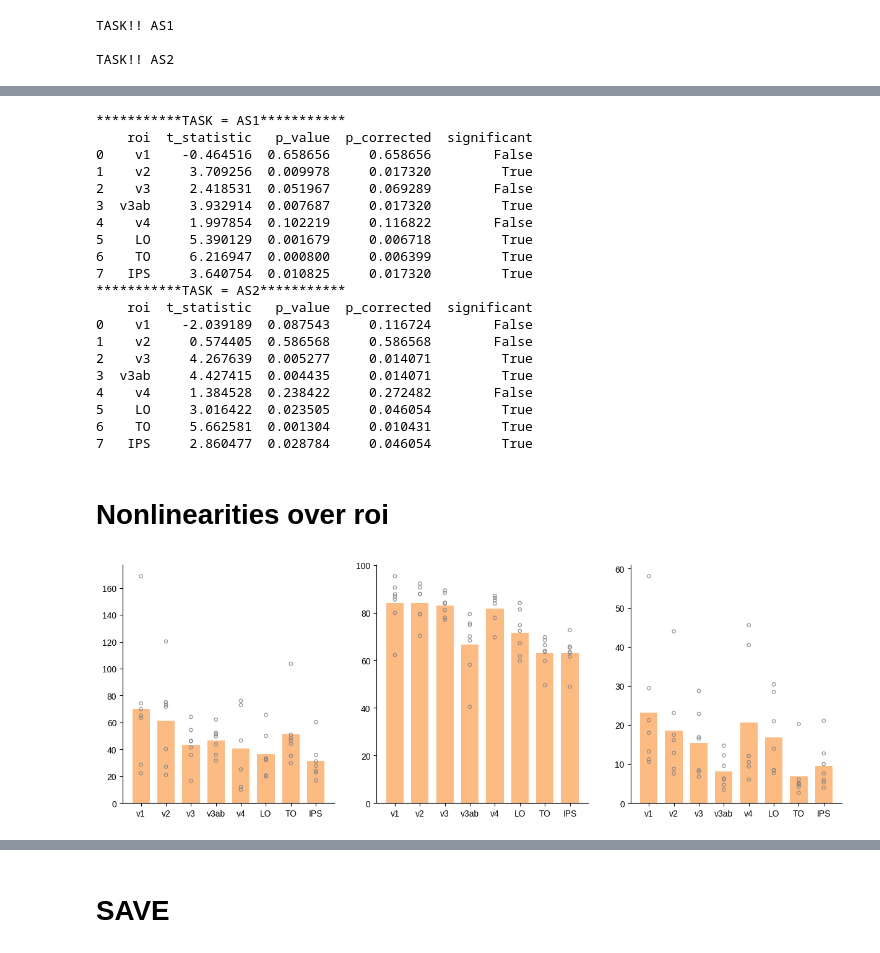
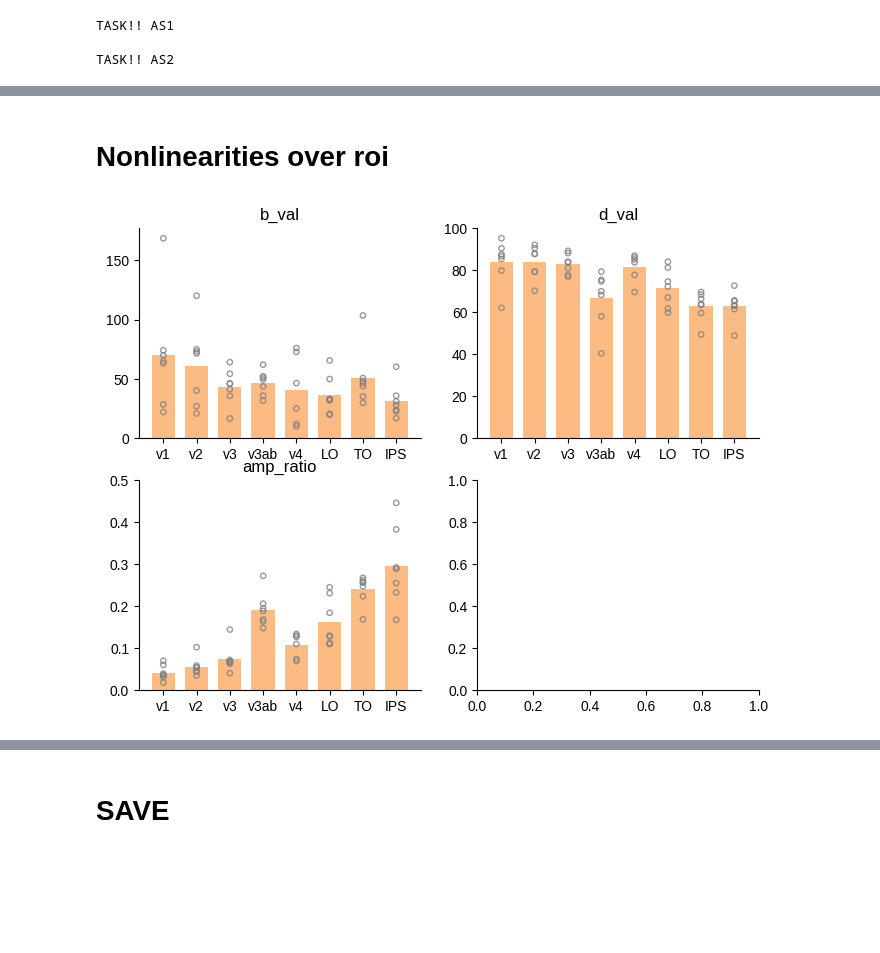
Before and after one commit to mdaghlian/artscot_JOV, a Jupyter notebook: analysis/r0_reports/artscot_plots.ipynb, the cells around one changed output, grey strips where cells are left out. Saved outputs shown, nothing was run; the diff lists cells and outputs as text; code cells hidden in the pictures; blank space fills up the shorter version.

```diff
--- a/analysis/r0_reports/artscot_plots.ipynb
+++ b/analysis/r0_reports/artscot_plots.ipynb
@@ -844,7 +843,7 @@ def SCOT_paired_bar_plot(df, diff_stats, fig, ax, nice_roi_list, mod_cols):
             norm_value = df[(df['sub'] == participant) & (df['roi'] == roi) & (df['condition'] == 'norm')]['shift'] # .values[0]
             if len(gauss_value) == 0:
                 continue
-            if diff_stats[participant][roi]['pvalue'] > 0.01:
+            if diff_stats[participant][roi]['pvalue'] > 0.001:
                 lkwargs = {
                     'alpha' : 0.8,
                     'linestyle' : '--',
@@ -909,7 +908,7 @@ def SCOT_diff_bar_plot(df, diff_stats, fig, ax, nice_roi_list, mod_cols):
                 continue
 
             diff_value = gauss_value.copy() - norm_value.copy()
-            if diff_stats[participant][roi]['pvalue'] > 0.01:
+            if diff_stats[participant][roi]['pvalue'] > 0.001:
                 lkwargs = {
                     'alpha' : 0.8,
                     'marker' : 'o',
@@ -988,9 +987,9 @@ for iT,task in enumerate(['AS1', 'AS2']):
 
     # Difference plot
 
-fig_saver.add_img(
-    fig, f'paired_bar_plot',
-)
+# fig_saver.add_img(
+#     fig, f'paired_bar_plot',
+# )
 # %% [output]
 TASK!! AS1
 sub-01 - v1 - gshift=0.229094661 - nshift=0.228718651, pvalue=0.023000000
@@ -1120,30 +1119,9 @@ for task in df_task.keys():
 
     results_df['p_corrected'] = pvals_corrected
     results_df['significant'] = reject
-
+    results_df.to_csv(f'z_{task}')
     print(f'***********TASK = {task}***********')
     print(results_df)
-# %% [output]
-***********TASK = AS1***********
-    roi  t_statistic   p_value  p_corrected  significant
-0    v1    -0.464516  0.658656     0.658656        False
-1    v2     3.709256  0.009978     0.017320         True
-2    v3     2.418531  0.051967     0.069289        False
-3  v3ab     3.932914  0.007687     0.017320         True
-4    v4     1.997854  0.102219     0.116822        False
-5    LO     5.390129  0.001679     0.006718         True
-6    TO     6.216947  0.000800     0.006399         True
-7   IPS     3.640754  0.010825     0.017320         True
-***********TASK = AS2***********
-    roi  t_statistic   p_value  p_corrected  significant
-0    v1    -2.039189  0.087543     0.116724        False
-1    v2     0.574405  0.586568     0.586568        False
-2    v3     4.267639  0.005277     0.014071         True
-3  v3ab     4.427415  0.004435     0.014071         True
-4    v4     1.384528  0.238422     0.272482        False
-5    LO     3.016422  0.023505     0.046054         True
-6    TO     5.662581  0.001304     0.010431         True
-7   IPS     2.860477  0.028784     0.046054         True
 # %% [markdown]
 # Nonlinearities over roi
 # %%
@@ -1213,7 +1191,10 @@ mpar_dict = {
     'b_val' : [],
     'd_val' : [],
 }
-
+%matplotlib inline
+min_rsq = 0.1
+min_vx = 50
+max_ecc = 5
 for sub in sub_list:
     for iR,roi in enumerate(roi_list[1:]):
         roi_mask = get_roi(sub, roi, combine_matches=True)
@@ -1223,6 +1204,8 @@ for sub in sub_list:
             'roi':roi_mask,
         }
         vx_mask = prf_obj[sub].prf_obj['AS0f_N'].return_vx_mask(th=th)
+        if vx_mask.sum()<min_vx:
+            continue
         tpd = prf_obj[sub].prf_obj['AS0f_N'].pd_params.iloc[vx_mask,:].copy()
         for k in mpar_dict.keys():
             if k =='roi' :
@@ -1237,10 +1220,21 @@ for sub in sub_list:
 
 mpar_pd = pd.DataFrame(mpar_dict)
 # %%
-fig,axs = plt.subplots(1,3, figsize=(15,5))
-for i,k in enumerate(['b_val', 'd_val', 'size_ratio']):
+# fig,axs = plt.subplots(1,3, figsize=(15,5
+fig, axs = plt.subplots(2, 2, figsize=(8,6))
+axs = axs.flatten()
+for i,k in enumerate(['b_val', 'd_val', 'amp_ratio']):
     nonlinearity_plot(
-        df=mpar_pd, k=k, fig=fig, ax=axs[i], nice_roi_list=nice_roi_list[1:]
+        df=mpar_pd, k=k, fig=fig, ax=axs[i], nice_roi_list=[i.split('custom')[0] for i in roi_list[1::]],
     )
+    if k == 'amp_ratio':
+        axs[i].set_ylim(0, 0.5)
+    axs[i].set_title(k)
+
+
+
+fig_saver.add_img(
+    fig, f'param_roi_plot',
+)
 # %% [output]
-[figure, old version]
+[figure, new version]
```
Also changed, not shown: parts of 22 cells of this notebook.
